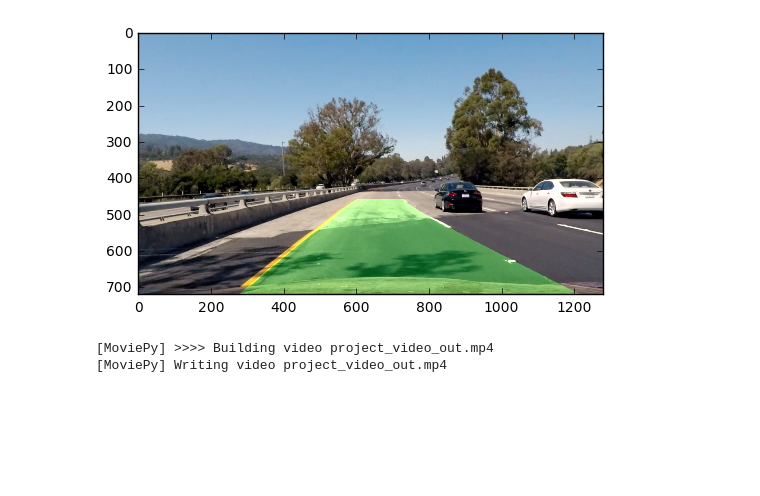
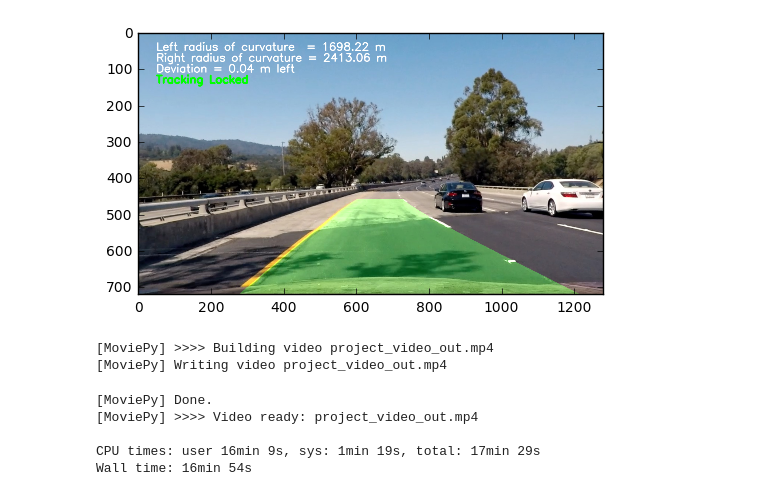
Before and after one commit to thomasantony/CarND-P04-Advanced-Lane-Lines, a Jupyter notebook: Project04.ipynb, the cells around one changed output. Cells and saved outputs as stored; diff of their text form; code cells hidden in the pictures; blank space fills up the shorter version.

Commit message:
Added text to video.

```diff
--- a/Project04.ipynb
+++ b/Project04.ipynb
@@ -315,7 +315,7 @@ class Lane():
         k = 1/R   # Curvature is a better measure to track
 #         R0 = self.radius_of_curvature
         k0 = 1/self.radius_of_curvature
-        return abs(k-k0)/k0 <= 0.01
+        return abs(k-k0)/k0 <= 0.05
 #         return abs(R-R0)/R0 <= 0.05  # Max change from frame to frame is 5%
 
 
@@ -491,36 +491,44 @@ def process_image(image, key_frame_interval=20, cache_length=10):
     newwarp = cv2.warpPerspective(color_warp, warp_minv, (image.shape[1], image.shape[0]))
 
     # Combine the result with the original image
     result = cv2.addWeighted(undist, 1, newwarp, 0.3, 0)
 
     left_r = left_lane.radius_of_curvature
     right_r = right_lane.radius_of_curvature
     middle = (left_fitx[-1] + right_fitx[-1])//2
     veh_pos = image.shape[1]//2
 
     dx = (veh_pos - middle)*xm_per_pix # Positive if on right, Negative on left
-#     print(dx)
-#     cv2.putText(img,'OpenCV',(10,500), font, 4,(255,255,255),2,cv2.LINE_AA)
+
+    font = cv2.FONT_HERSHEY_SIMPLEX
+    cv2.putText(result,'Left radius of curvature  = %.2f m'%(left_r),(50,50), font, 1,(255,255,255),2,cv2.LINE_AA)
+    cv2.putText(result,'Right radius of curvature = %.2f m'%(right_r),(50,80), font, 1,(255,255,255),2,cv2.LINE_AA)
+    cv2.putText(result,'Deviation = %.2f m %s'%(abs(dx), 'left' if dx < 0 else 'right'),(50,110),
+                        font, 1,(255,255,255),2,cv2.LINE_AA)
+
+    is_tracking = left_lane.detected and right_lane.detected
+    cv2.putText(result,'Tracking Locked' if is_tracking else 'Tracking Lost',(50,140),
+            font, 1,(0,255,0) if is_tracking else (255,0,0), 3,cv2.LINE_AA)
 
     cache['left'] = left_lane
     cache['right'] = right_lane
 
     return result
 
 def clear_cache():
     process_image.cache = None
 
 process_image.clear_cache = clear_cache
 clear_cache()
 image = mpimage.imread('test_images/test4.jpg')
 # %time process_image(image)
 # %time process_image(image)
 out = process_image(image)
 plt.figure()
 plt.imshow(out)
 plt.show()
 # %% [output]
-[figure, old version]
+[figure, new version]
 # %%
 vid_output = 'project_video_out.mp4'
 clip = VideoFileClip('project_video.mp4')
@@ -531,6 +539,11 @@ vid_clip = clip.fl_image(process_image)
 # %% [output]
 [MoviePy] >>>> Building video project_video_out.mp4
 [MoviePy] Writing video project_video_out.mp4
+[MoviePy] Done.
+[MoviePy] >>>> Video ready: project_video_out.mp4
+
+CPU times: user 16min 9s, sys: 1min 19s, total: 17min 29s
+Wall time: 16min 54s
 # %%
 HTML("""
 <video width="960" height="540" controls>
```
Also changed, not shown: parts of 2 cells of this notebook.
